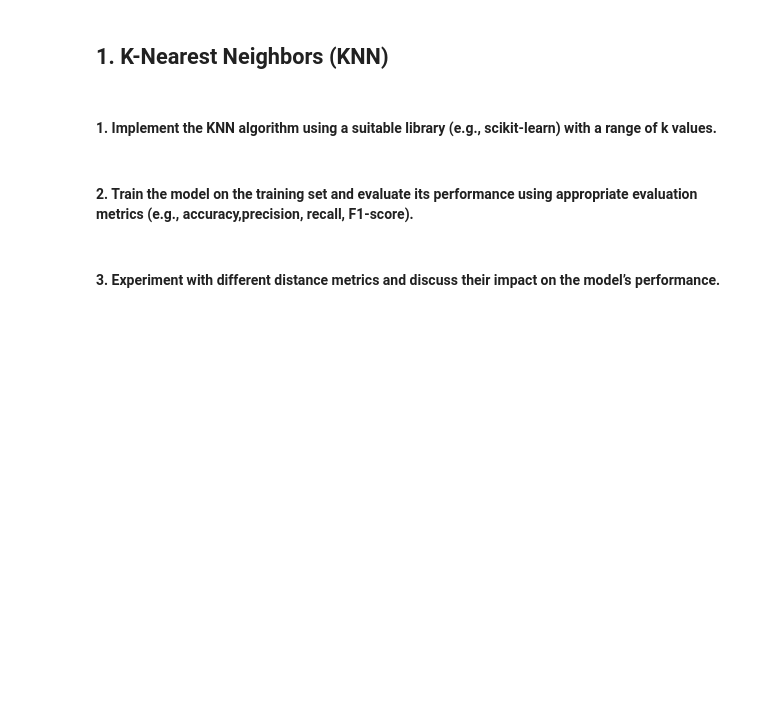
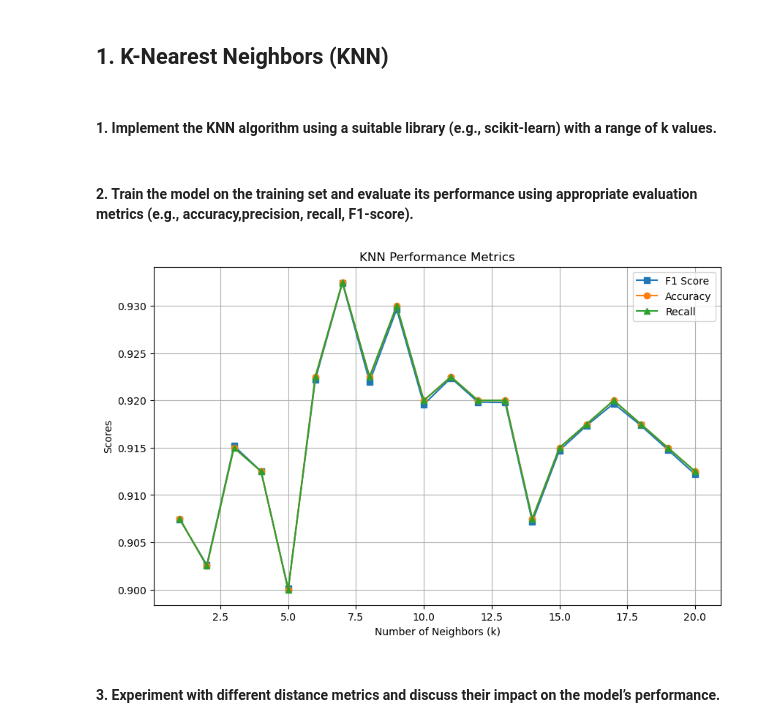
Before and after one commit to ahmadtarig/machine_learning_project, a Jupyter notebook: code.ipynb, the cells around one changed output. Saved outputs shown, nothing was run; the diff lists cells and outputs as text; code cells hidden in the pictures; blank space fills up the shorter version.

Commit message:
implement all machine algorithms

```diff
--- a/code.ipynb
+++ b/code.ipynb
@@ -262,15 +270,16 @@ wifi                   0.019479
 Name: price_category, dtype: float64
 # %%
 # column mobile_depth have a week correlation with price_category
-data = data.drop(columns=['mobile_depth'])
+# pixel height and width have more correlation than screen width and height so I drop width height and width
+data = data.drop(columns=['mobile_depth', 'screen_widt', 'screen_height'])
 # %% [markdown]
 ### 5. Data standarization
 # %%
 # store old data
 old_data = data
 # standarize data
-data = pd.DataFrame(scaler.fit_transform(data))
-data.columns = old_data.columns
+#data = pd.DataFrame(scaler.fit_transform(data))
+#data.columns = old_data.columns
 # %% [markdown]
 ### 6. Split into training and testing sets
 # %%
@@ -306,2 +309,44 @@ bx_train, bx_test, by_train, by_test = train_test_split(x, by, test_size=0.2, ra
+# %%
+# max number of k
+k_range = 21
+
+# initial list to hold result of different k
+accuracy_scores = []
+f1_scores = []
+recall_scores = []
+
+# loop from 1 to k range finding the best and lowest posible k number
+for k in range(1, k_range):
+    # implement the knn algorithm using k neighbors classifier lib
+    # training step
+    knn_model = KNeighborsClassifier(n_neighbors=k)
+    knn_model.fit(x_train, y_train)
+
+    # predect step
+    y_predect = knn_model.predict(x_test)
+
+    # calculate preformance for different number of k
+    accuracy_scores.append(accuracy_score(y_test, y_predect))
+    f1_scores.append(f1_score(y_test, y_predect, average='weighted'))
+    recall_scores.append(recall_score(y_test, y_predect, average='weighted'))
+
+# print(accuracy_scores)
+# print(f1_scores)
+# print(recall_scores)
+
+# Plot the results
+plt.figure(figsize=(10, 6))
+plt.plot(range(1, k_range), f1_scores, label="F1 Score", marker='s')
+plt.plot(range(1, k_range), accuracy_scores, label="Accuracy", marker='o')
+plt.plot(range(1, k_range), recall_scores, label="Recall", marker='^')
+
+plt.xlabel("Number of Neighbors (k)")
+plt.ylabel("Scores")
+plt.title("KNN Performance Metrics")
+plt.legend()
+plt.grid()
+plt.show()
+# %% [output]
+[figure, added]
 # %% [markdown]
 #### 3. Experiment with different distance metrics and discuss their impact on the model’s performance.
```
Also changed, not shown: parts of 15 cells of this notebook.
